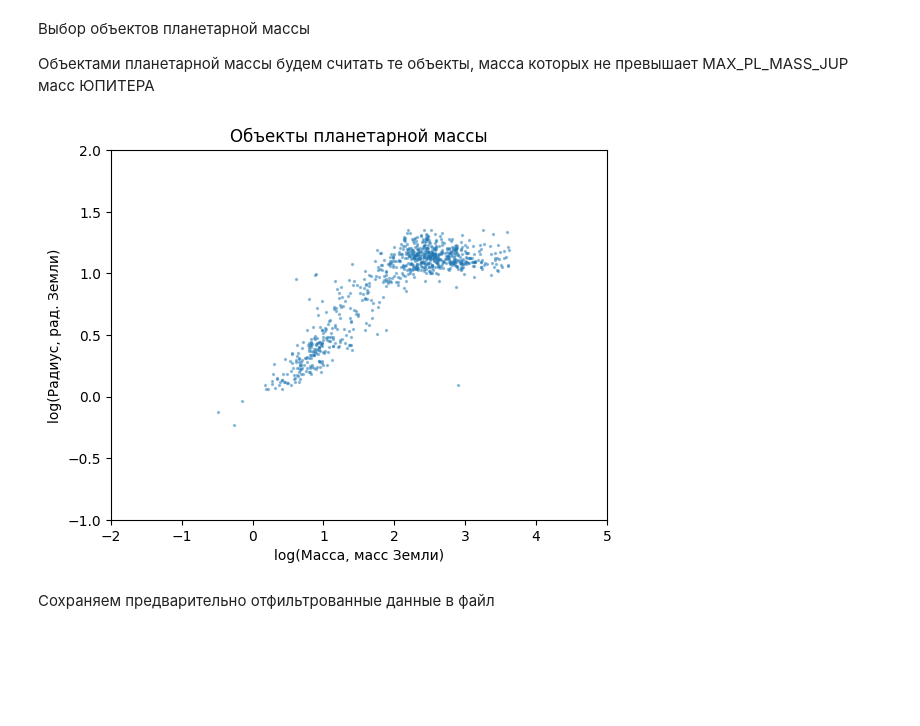
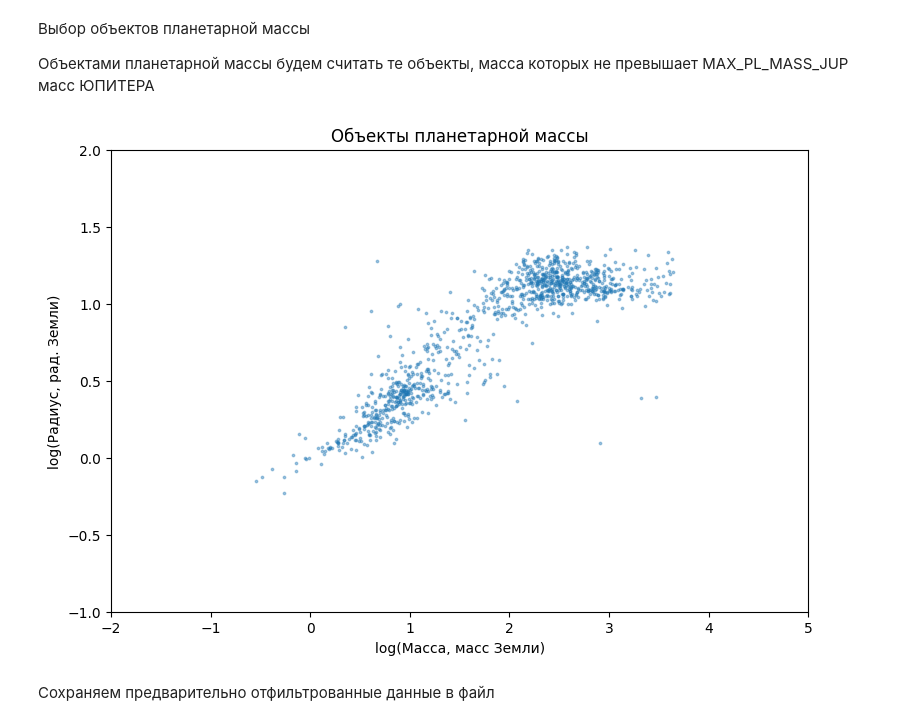
Before and after one commit to ochobkaa/exoplanetmodel, a Jupyter notebook: exoplanets.ipynb, the cells around one changed output. Saved outputs shown, nothing was run; the diff lists cells and outputs as text; code cells hidden in the pictures; blank space fills up the shorter version.

```diff
--- a/exoplanets.ipynb
+++ b/exoplanets.ipynb
@@ -35,21 +35,3 @@ def get_log_rad(df):
     return df["radius"].map(calc_log_e_rd).to_list()
 # %% [markdown]
 Функция отображения данных по осям логарифма радиуса в Землях и логарифма массы в Землях
-# %%
-def show_mass_radius_plot(df, title):
-    mass = get_log_mass(df)
-    radius = get_log_rad(df)
-
-    fig, axes = plot.subplots()
-
-    axes.scatter(mass, radius, s=2, alpha=0.4)
-
-    axes.set_title(title)
-
-    axes.set_xlabel("log(Масса, масс Земли)")
-    axes.set_ylabel("log(Радиус, рад. Земли)")
-
-    axes.set_xlim(-2, 5)
-    axes.set_ylim(-1, 2)
-
-    plot.show()
@@ -76,6 +148,7 @@ cols = [
     "temp_calculated",
     "temp_calculated_error_min",
     "temp_calculated_error_max",
+    "temp_measured",
     "star_name",
     "mag_v",
     "star_distance",
@@ -99,7 +172,7 @@ exo_df = pd.read_csv("exo_data.csv")[cols]
 # %% [markdown]
 Выбор объектов, которые являются компаньонами звезд
 # %%
-exo_only_comp = exo_df.query("star_name.notna()")
+exo_only_comp = exo_df.query("star_name.notna() and (orbital_period.notna() or semi_major_axis.notna())")
 # %% [markdown]
 Выбор объектов, для которых измерены и масса и радиус
 # %%
@@ -113,9 +192,7 @@ show_mass_radius_plot(exo_mass_rad, "Все субзвездные объект
 
 Выбираются объекты, относительная погрешность которых не превышает MAX_REL_ERR
 # %%
-MAX_REL_ERR = 0.2
+MAX_REL_ERR = 0.5
 
 precise_q = "(mass_error_min + mass_error_max) / 2 < mass * {rel_err} and (radius_error_min + radius_error_max) / 2 < radius * {rel_err}".format(rel_err=MAX_REL_ERR)
 exo_precise = exo_mass_rad.query(precise_q)
-
-show_mass_radius_plot(exo_precise, "Субзвездные объекты с точно измеренными массой и радиусом")
@@ -126,14 +211,14 @@ show_mass_radius_plot(exo_precise, "Субзвездные объекты с т
 
 Объектами планетарной массы будем считать те объекты, масса которых не превышает MAX_PL_MASS_JUP масс ЮПИТЕРА
 # %%
-MAX_PL_MASS_JUP = 13
+MAX_PL_MASS_JUP = 14
 
 only_planets_q = "mass < {mass}".format(mass=MAX_PL_MASS_JUP)
 exo_only_planets = exo_precise.query(only_planets_q)
 
 show_mass_radius_plot(exo_only_planets, "Объекты планетарной массы")
 # %% [output]
-[figure, old version]
+[figure, new version]
 # %% [markdown]
 Сохраняем предварительно отфильтрованные данные в файл
 # %%
```
Also changed, not shown: parts of 22 cells of this notebook.
